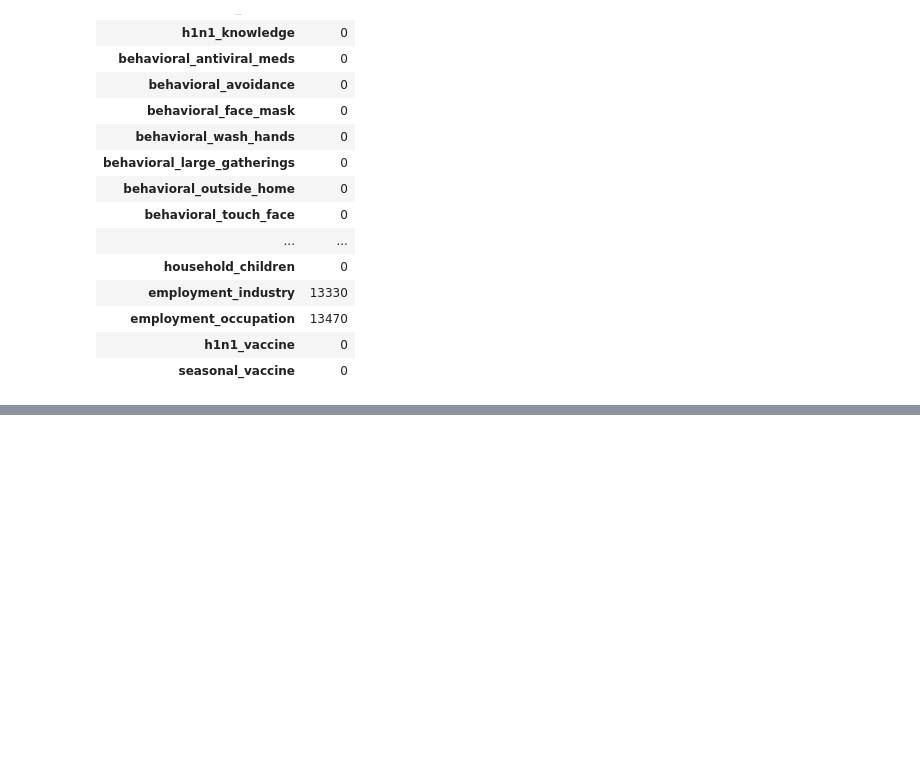
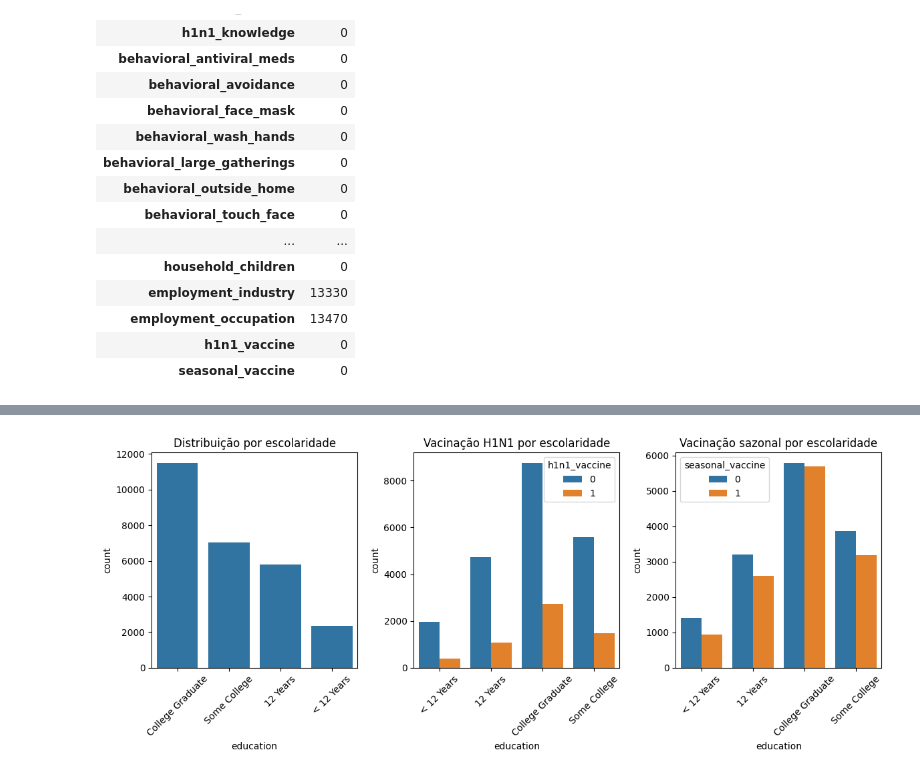
Before and after one commit to TiagoTuk/flu_shot_learning, a Jupyter notebook: notebooks/c1_metrics.ipynb, the cells around one changed output, grey strips where cells are left out. Drawn from its saved outputs; the diff is of its cells as text; code cells hidden in the pictures; blank space fills up the shorter version.

```diff
--- a/notebooks/c1_metrics.ipynb
+++ b/notebooks/c1_metrics.ipynb
@@ -166,0 +310,24 @@ df1.isna().sum().to_frame(name='dtype')
+# %%
+# education
+plt.figure(figsize=(12, 5))
+
+plt.subplot(1, 3, 1)
+sns.countplot(data=df1, x='education', order=df1['education'].value_counts().index)
+plt.xticks(rotation=45)
+plt.title('Distribuição por escolaridade')
+
+
+plt.subplot(1, 3, 2)
+sns.countplot(data=df1, x='education', hue='h1n1_vaccine')
+plt.xticks(rotation=45)
+plt.title('Vacinação H1N1 por escolaridade')
+
+plt.subplot(1, 3, 3)
+sns.countplot(data=df1, x='education', hue='seasonal_vaccine')
+plt.xticks(rotation=45)
+plt.title('Vacinação sazonal por escolaridade')
+
+plt.tight_layout()
+plt.show()
+# %% [output]
+[figure, added]
```
Also changed, not shown: parts of 14 cells of this notebook.
